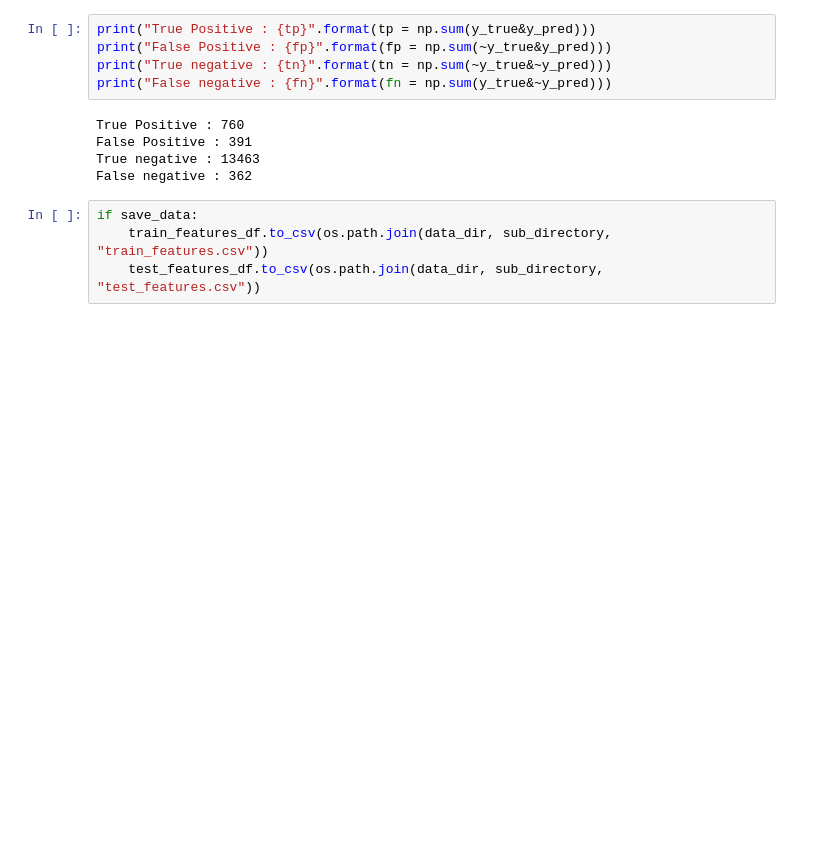
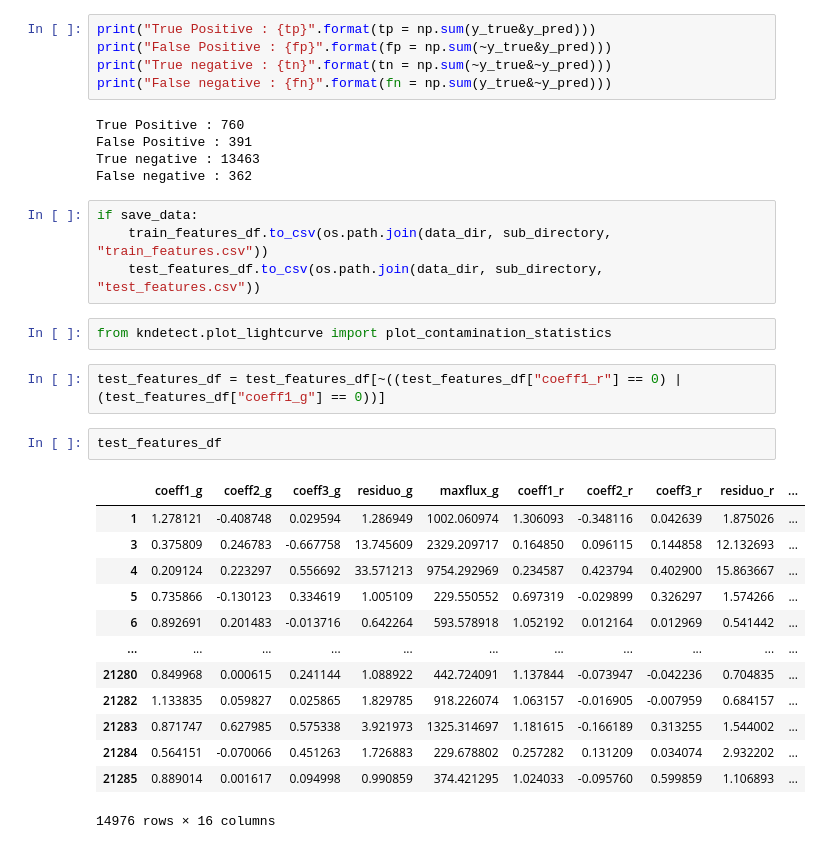
Before and after one commit to b-biswas/kndetect, a Jupyter notebook: notebooks/train_on_partial_lc.ipynb, the cells around one changed output. Drawn from its saved outputs; the diff is of its cells as text; blank space fills up the shorter version.

```diff
--- a/notebooks/train_on_partial_lc.ipynb
+++ b/notebooks/train_on_partial_lc.ipynb
@@ -123,3 +123,23 @@ False negative : 362
 if save_data:
     train_features_df.to_csv(os.path.join(data_dir, sub_directory, "train_features.csv"))
     test_features_df.to_csv(os.path.join(data_dir, sub_directory, "test_features.csv"))
+# %%
+from kndetect.plot_lightcurve import plot_contamination_statistics
+# %%
+test_features_df = test_features_df[~((test_features_df["coeff1_r"] == 0) | (test_features_df["coeff1_g"] == 0))]
+# %%
+test_features_df
+# %% [output]
+|  | coeff1_g | coeff2_g | coeff3_g | residuo_g | maxflux_g | coeff1_r | coeff2_r | coeff3_r | residuo_r | ... |
+| 1 | 1.278121 | -0.408748 | 0.029594 | 1.286949 | 1002.060974 | 1.306093 | -0.348116 | 0.042639 | 1.875026 | ... |
+| 3 | 0.375809 | 0.246783 | -0.667758 | 13.745609 | 2329.209717 | 0.164850 | 0.096115 | 0.144858 | 12.132693 | ... |
+| 4 | 0.209124 | 0.223297 | 0.556692 | 33.571213 | 9754.292969 | 0.234587 | 0.423794 | 0.402900 | 15.863667 | ... |
+| 5 | 0.735866 | -0.130123 | 0.334619 | 1.005109 | 229.550552 | 0.697319 | -0.029899 | 0.326297 | 1.574266 | ... |
+| 6 | 0.892691 | 0.201483 | -0.013716 | 0.642264 | 593.578918 | 1.052192 | 0.012164 | 0.012969 | 0.541442 | ... |
+| ... | ... | ... | ... | ... | ... | ... | ... | ... | ... | ... |
+| 21280 | 0.849968 | 0.000615 | 0.241144 | 1.088922 | 442.724091 | 1.137844 | -0.073947 | -0.042236 | 0.704835 | ... |
+| 21282 | 1.133835 | 0.059827 | 0.025865 | 1.829785 | 918.226074 | 1.063157 | -0.016905 | -0.007959 | 0.684157 | ... |
+| 21283 | 0.871747 | 0.627985 | 0.575338 | 3.921973 | 1325.314697 | 1.181615 | -0.166189 | 0.313255 | 1.544002 | ... |
+| 21284 | 0.564151 | -0.070066 | 0.451263 | 1.726883 | 229.678802 | 0.257282 | 0.131209 | 0.034074 | 2.932202 | ... |
+| 21285 | 0.889014 | 0.001617 | 0.094998 | 0.990859 | 374.421295 | 1.024033 | -0.095760 | 0.599859 | 1.106893 | ... |
+14976 rows × 16 columns
```
Also changed, not shown: parts of 2 cells of this notebook, 3 other files.
